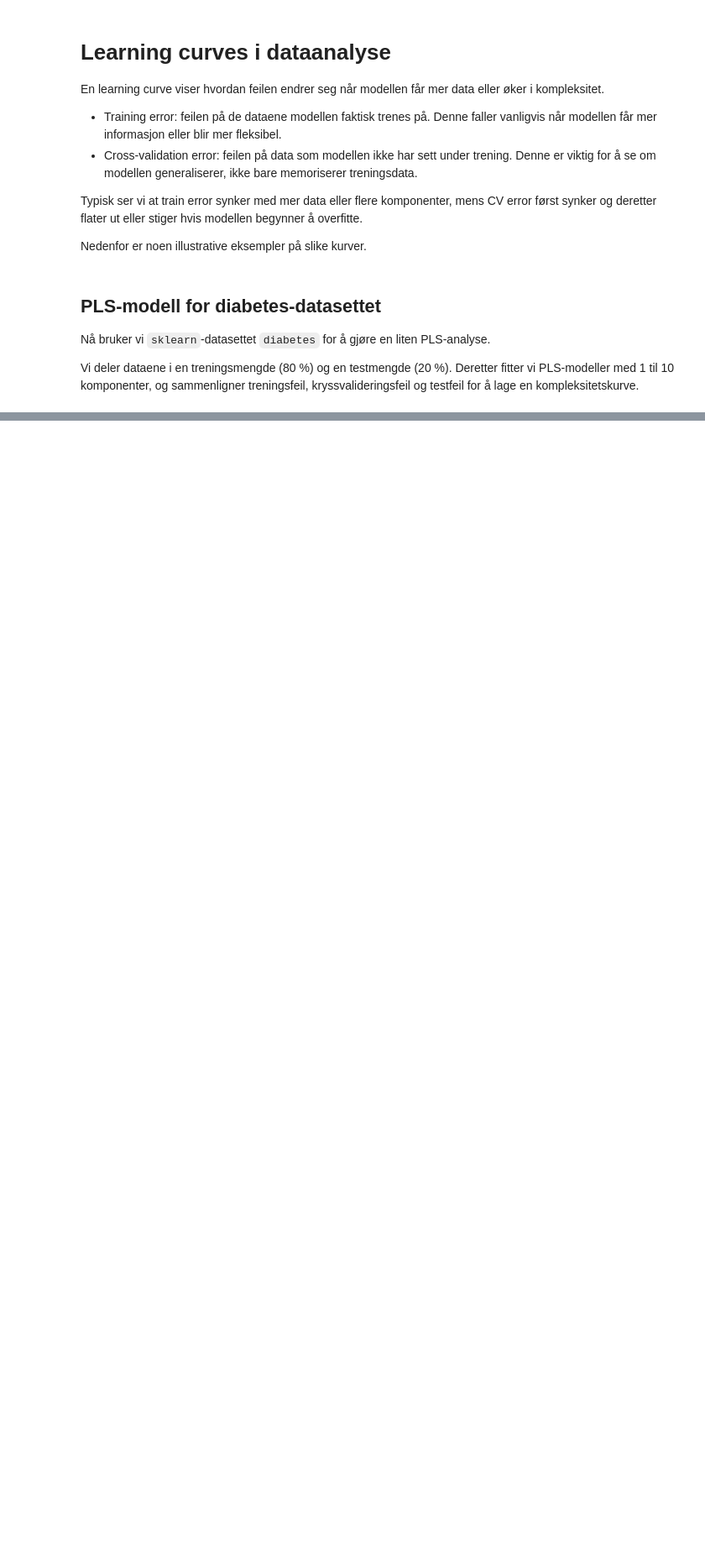
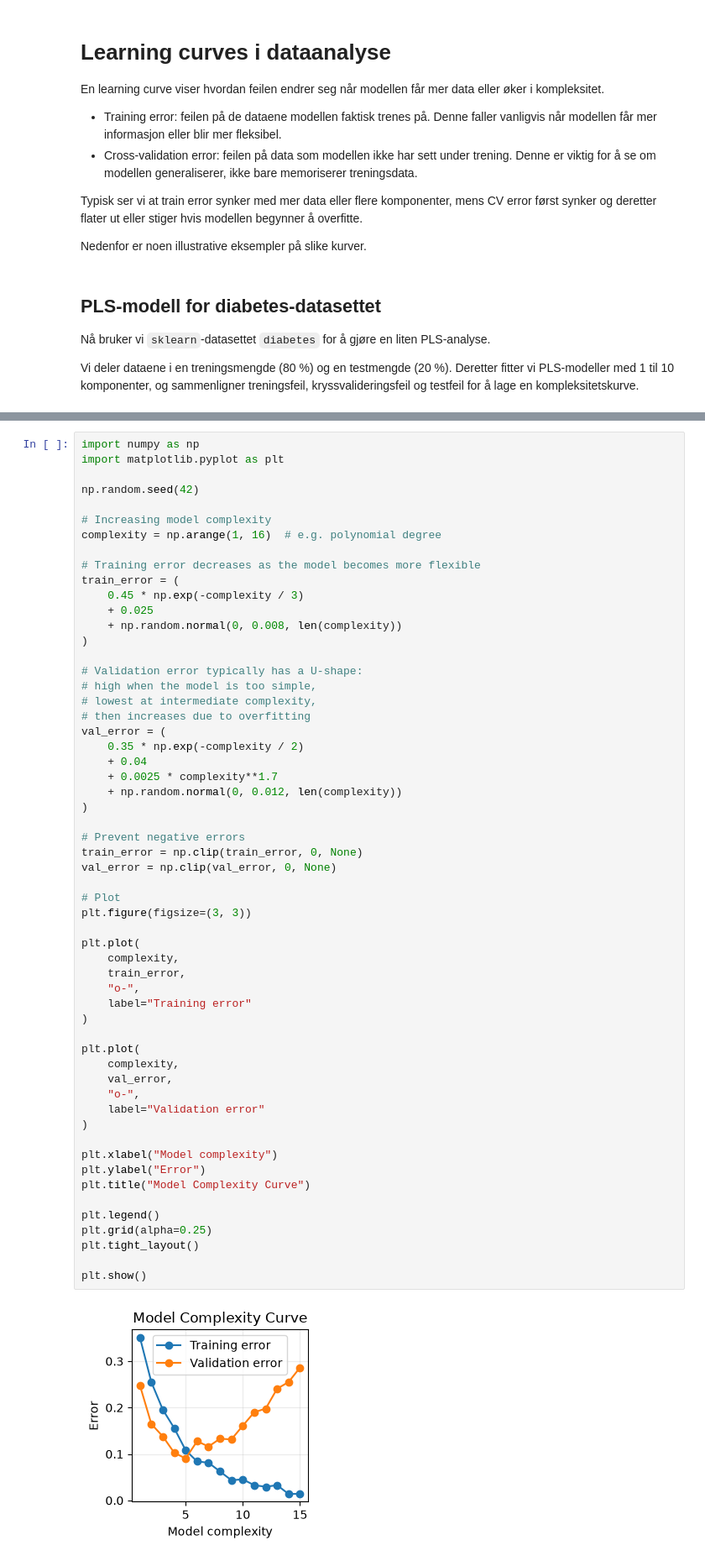
Before and after one commit to jakoboss69/TK8117_stuff, a Jupyter notebook: learning curves/learning_curves.ipynb, the cells around one changed output, grey strips where cells are left out. Shown at 84% size. Drawn from its saved outputs; the diff is of its cells as text; blank space fills up the shorter version.

```diff
--- a/learning curves/learning_curves.ipynb
+++ b/learning curves/learning_curves.ipynb
@@ -182,0 +202,59 @@ n_train | train_rmse | cv_rmse | pred_rmse
+# %%
+import numpy as np
+import matplotlib.pyplot as plt
+
+np.random.seed(42)
+
+# Increasing model complexity
+complexity = np.arange(1, 16)  # e.g. polynomial degree
+
+# Training error decreases as the model becomes more flexible
+train_error = (
+    0.45 * np.exp(-complexity / 3)
+    + 0.025
+    + np.random.normal(0, 0.008, len(complexity))
+)
+
+# Validation error typically has a U-shape:
+# high when the model is too simple,
+# lowest at intermediate complexity,
+# then increases due to overfitting
+val_error = (
+    0.35 * np.exp(-complexity / 2)
+    + 0.04
+    + 0.0025 * complexity**1.7
+    + np.random.normal(0, 0.012, len(complexity))
+)
+
+# Prevent negative errors
+train_error = np.clip(train_error, 0, None)
+val_error = np.clip(val_error, 0, None)
+
+# Plot
+plt.figure(figsize=(3, 3))
+
+plt.plot(
+    complexity,
+    train_error,
+    "o-",
+    label="Training error"
+)
+
+plt.plot(
+    complexity,
+    val_error,
+    "o-",
+    label="Validation error"
+)
+
+plt.xlabel("Model complexity")
+plt.ylabel("Error")
+plt.title("Model Complexity Curve")
+
+plt.legend()
+plt.grid(alpha=0.25)
+plt.tight_layout()
+
+plt.show()
+# %% [output]
+[figure, added]
```
Also changed, not shown: parts of 20 cells of this notebook.
